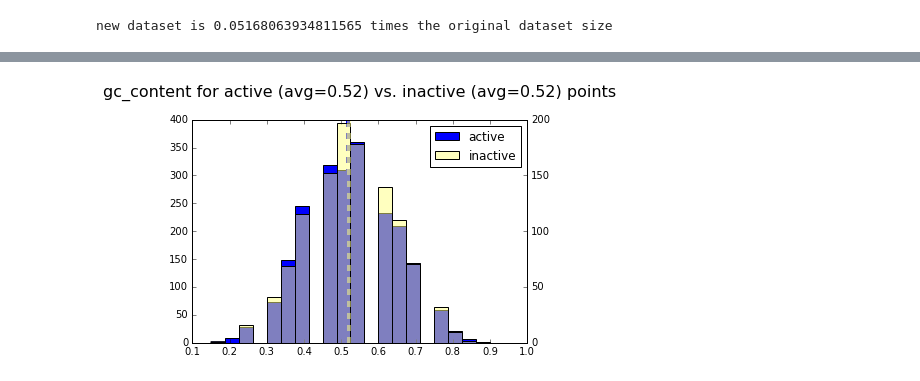
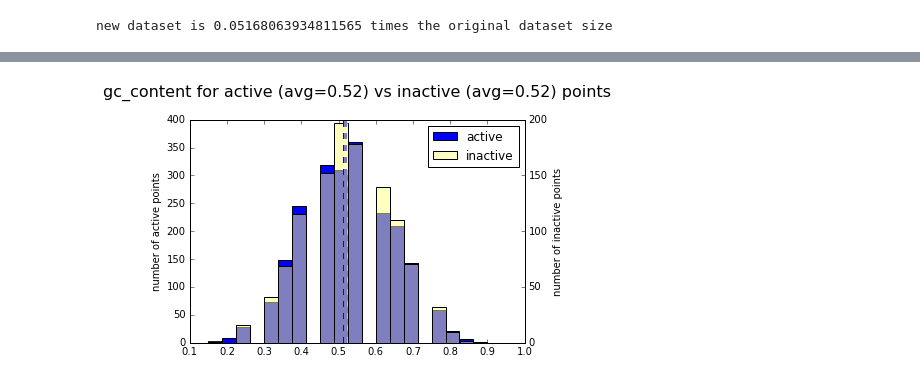
Before and after one commit to asross/guide-cluster, a Jupyter notebook: Extracting booleans -- better-Copy1.ipynb, the cells around one changed output, grey strips where cells are left out. Cells and saved outputs as stored; diff of their text form; code cells hidden in the pictures.

Commit message:
progress on binary classification and correlation plotting

```diff
--- a/Extracting booleans -- better-Copy1.ipynb
+++ b/Extracting booleans -- better-Copy1.ipynb
@@ -69,5 +64,5 @@ split_point_groups = [
 # %%
-compare_point_groups_by('gc_content', split_point_groups)
+compare_point_groups_by('gc_content', active_points, same_gene_inactive_points)
 # %% [output]
-[figure, old version]
+[figure, new version]
 # %%
```
Also changed, not shown: parts of 6 cells of this notebook, 7 other files.
